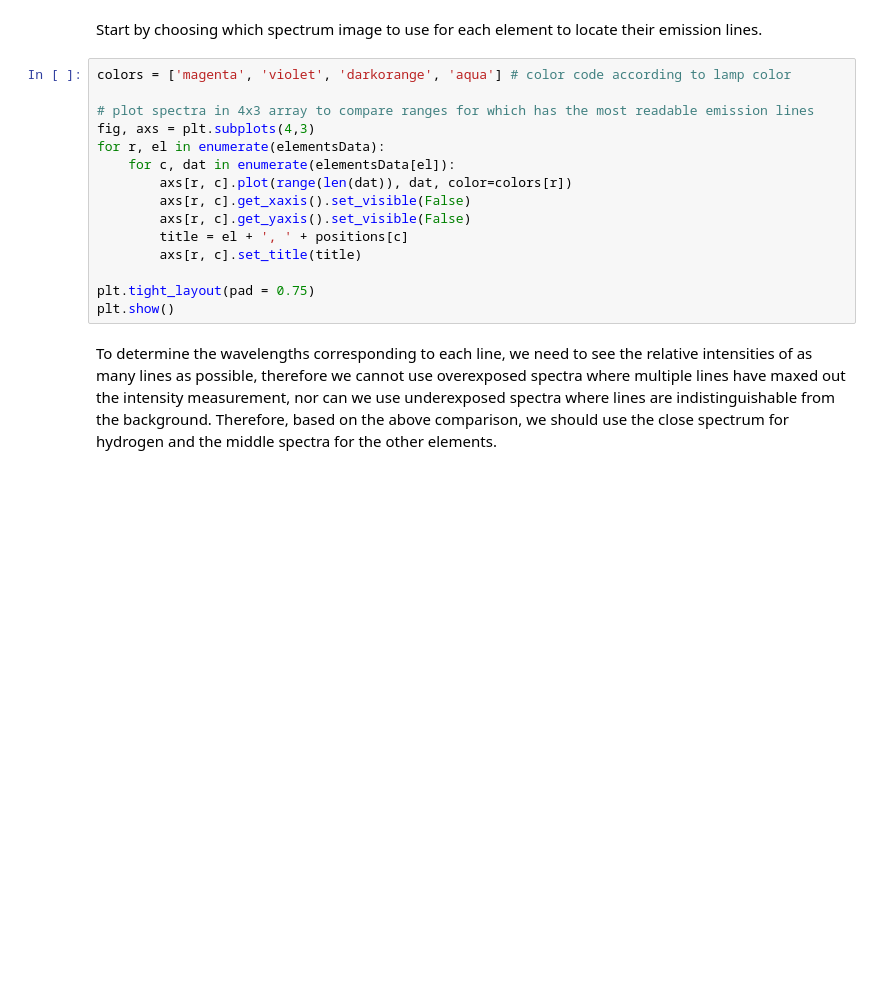
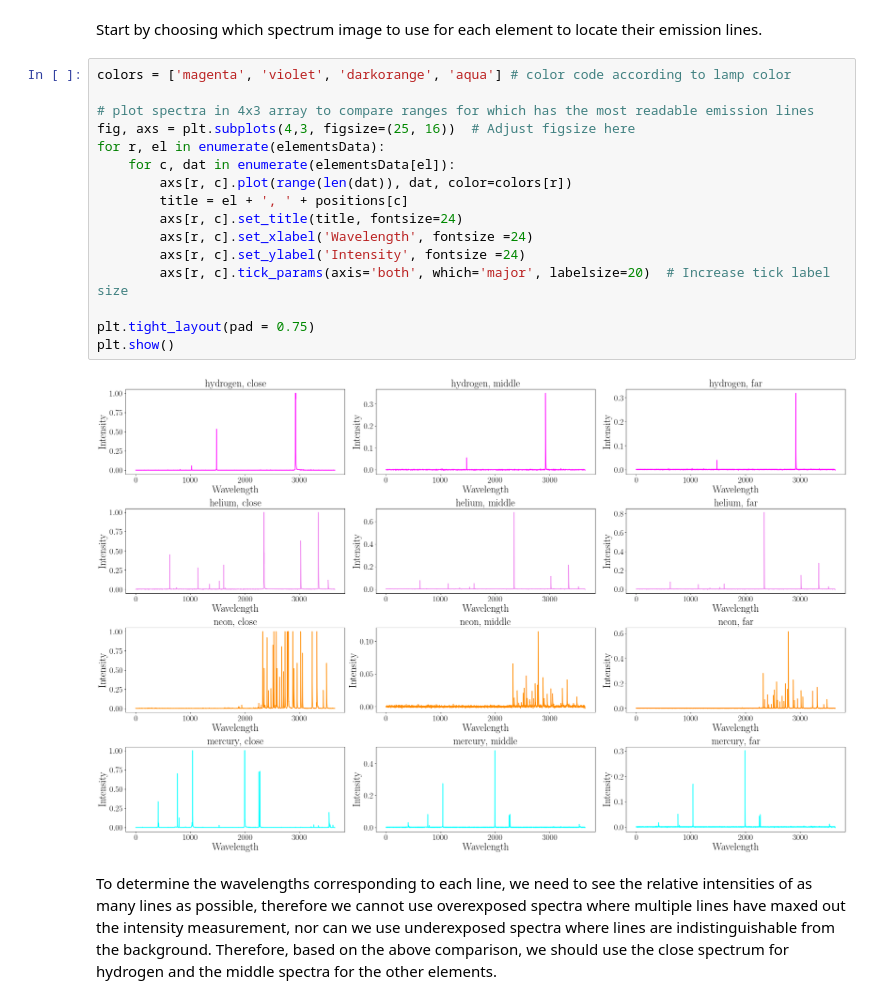
Before and after one commit to Pl4to42/PHYS-164-Lab-2, a Jupyter notebook: Lab 2.ipynb, the cells around one changed output. Cells and saved outputs as stored; diff of their text form; blank space fills up the shorter version.

```diff
--- a/Lab 2.ipynb
+++ b/Lab 2.ipynb
@@ -139,18 +146,21 @@ Start by choosing which spectrum image to use for each element to locate their e
 # %%
 colors = ['magenta', 'violet', 'darkorange', 'aqua'] # color code according to lamp color
 
 # plot spectra in 4x3 array to compare ranges for which has the most readable emission lines
-fig, axs = plt.subplots(4,3)
+fig, axs = plt.subplots(4,3, figsize=(25, 16))  # Adjust figsize here
 for r, el in enumerate(elementsData):
     for c, dat in enumerate(elementsData[el]):
         axs[r, c].plot(range(len(dat)), dat, color=colors[r])
-        axs[r, c].get_xaxis().set_visible(False)
-        axs[r, c].get_yaxis().set_visible(False)
         title = el + ', ' + positions[c]
-        axs[r, c].set_title(title)
+        axs[r, c].set_title(title, fontsize=24)
+        axs[r, c].set_xlabel('Wavelength', fontsize =24)
+        axs[r, c].set_ylabel('Intensity', fontsize =24)
+        axs[r, c].tick_params(axis='both', which='major', labelsize=20)  # Increase tick label size
 
 plt.tight_layout(pad = 0.75)
 plt.show()
+# %% [output]
+[figure, added]
 # %% [markdown]
 To determine the wavelengths corresponding to each line, we need to see the relative intensities of as many lines as possible, therefore we cannot use overexposed spectra where multiple lines have maxed out the intensity measurement, nor can we use underexposed spectra where lines are indistinguishable from the background. Therefore, based on the above comparison, we should use the close spectrum for hydrogen and the middle spectra for the other elements.
 # %%
```
Also changed, not shown: parts of 3 cells of this notebook.
